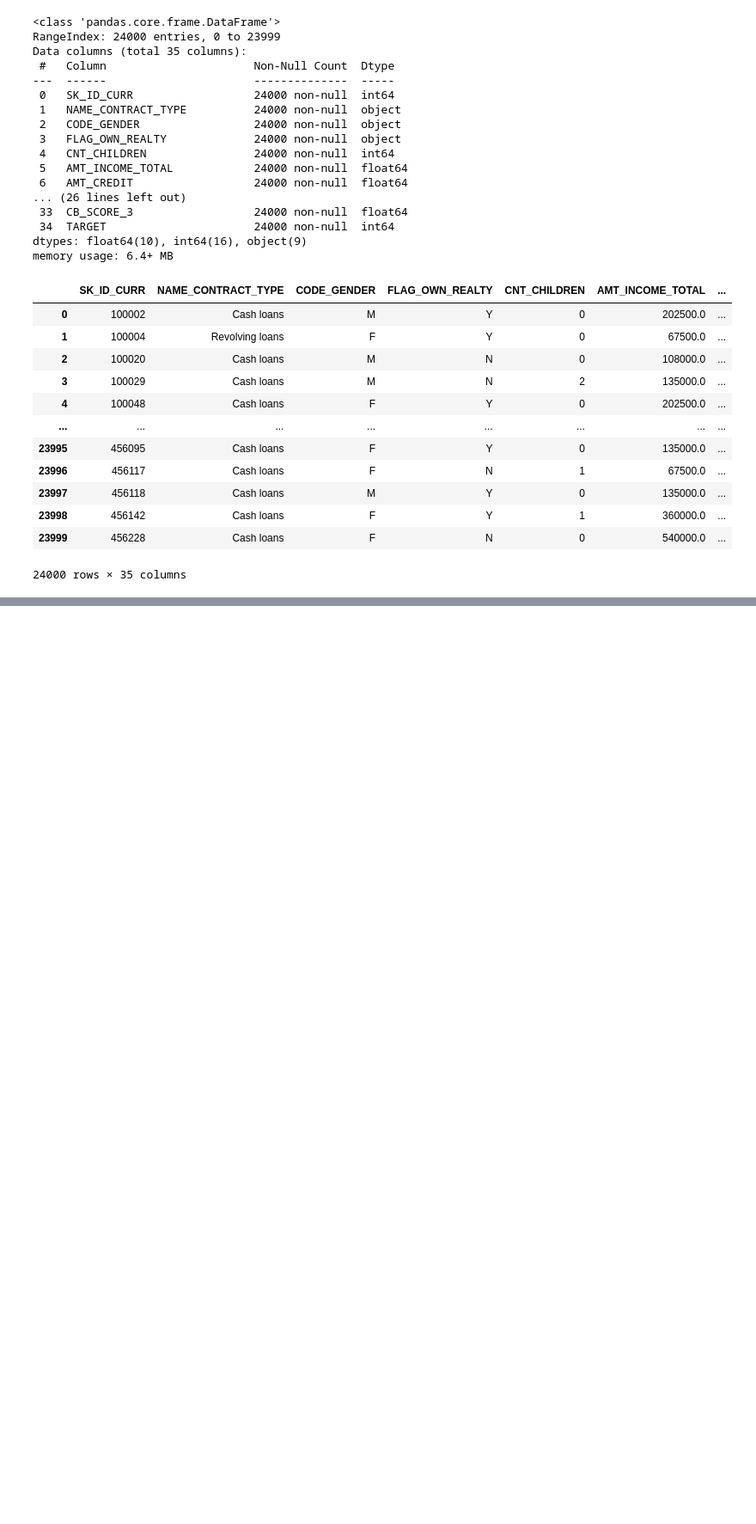
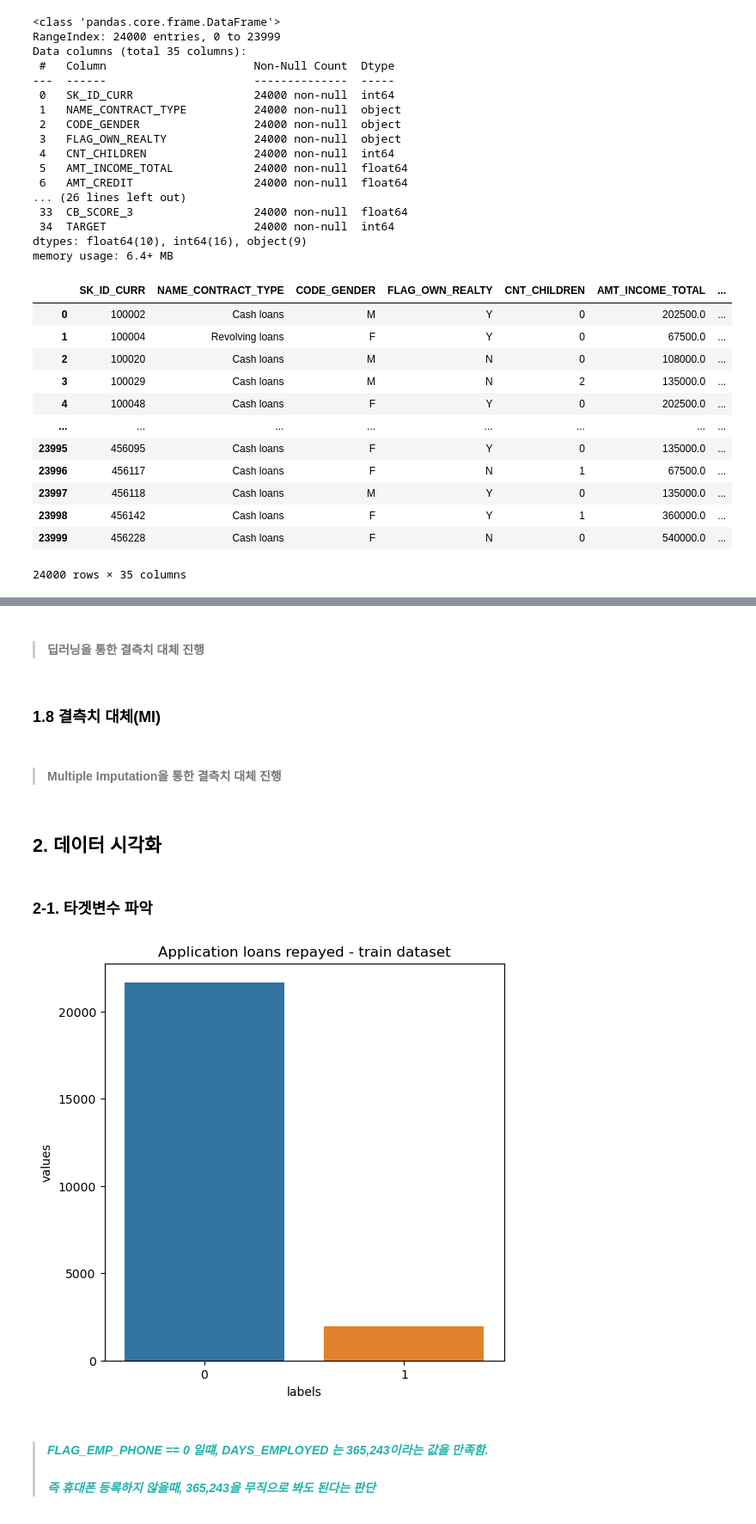
Before and after one commit to yellowlemontea/JB_DS2, a Jupyter notebook: notebook_csl.ipynb, the cells around one changed output, grey strips where cells are left out. Shown at 86% size. Saved outputs shown, nothing was run; the diff lists cells and outputs as text; code cells hidden in the pictures; blank space fills up the shorter version.

```diff
--- a/notebook_csl.ipynb
+++ b/notebook_csl.ipynb
@@ -381,0 +400,26 @@ df_adj_mv2
+# %% [markdown]
+> #### 딥러닝을 통한 결측치 대체 진행
+# %% [markdown]
+### 1.8 결측치 대체(MI) <a id="s-1.8">
+# %% [markdown]
+> #### Multiple Imputation을 통한 결측치 대체 진행
+# %% [markdown]
+## 2. 데이터 시각화  <a id="s-2">
+# %% [markdown]
+### 2-1. 타겟변수 파악  <a id="s-1.1">
+# %%
+temp = df_adj_mv2["TARGET"].value_counts()
+df = pd.DataFrame({'labels': temp.index,
+                   'values': temp.values
+                  })
+plt.figure(figsize = (6,6))
+plt.title('Application loans repayed - train dataset')
+sns.set_color_codes("pastel")
+sns.barplot(x = 'labels', y="values", data=df)
+locs, labels = plt.xticks()
+plt.show()
+# %% [output]
+[figure, added]
+# %% [markdown]
+> #### _<font color = lightseagreen>  FLAG_EMP_PHONE  == 0 일떄, DAYS_EMPLOYED 는 365,243이라는 값을 만족함. </font>_
+> #### _<font color = lightseagreen>  즉 휴대폰 등록하지 않을때, 365,243을 무직으로 봐도 된다는 판단 </font>_
```
Also changed, not shown: parts of 5 cells of this notebook.
